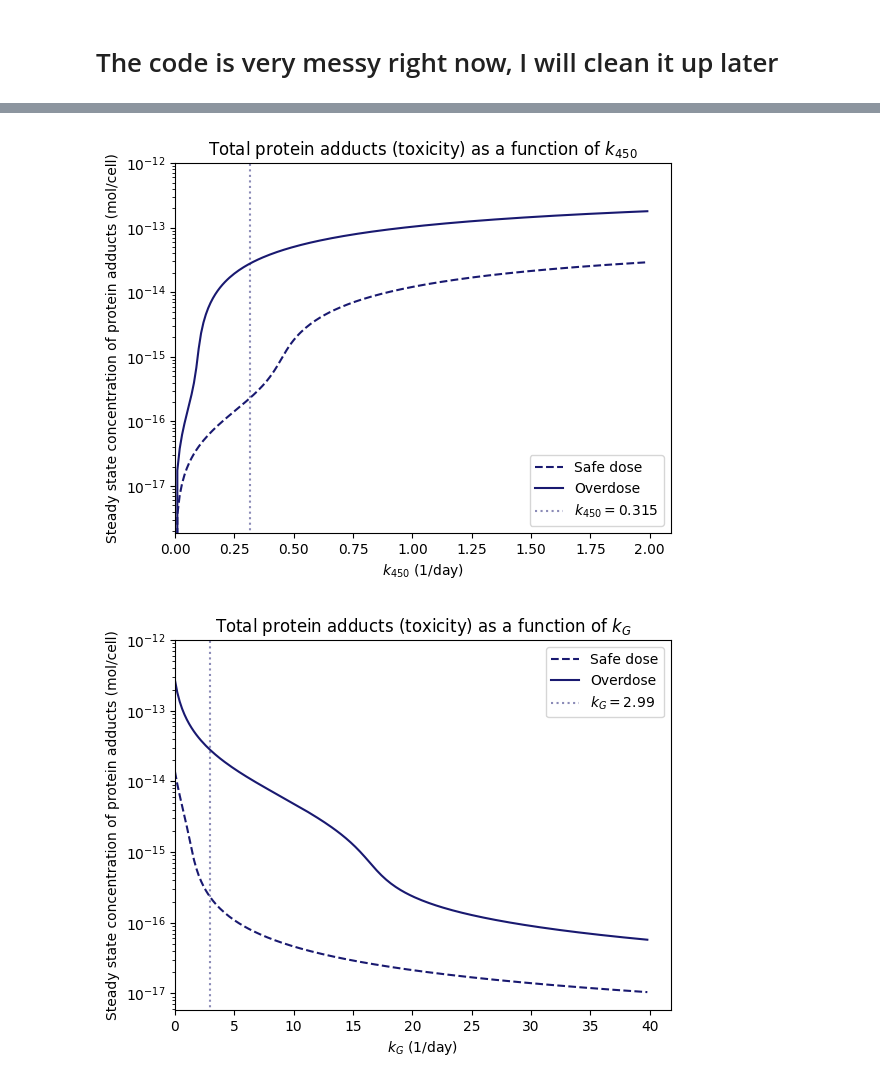
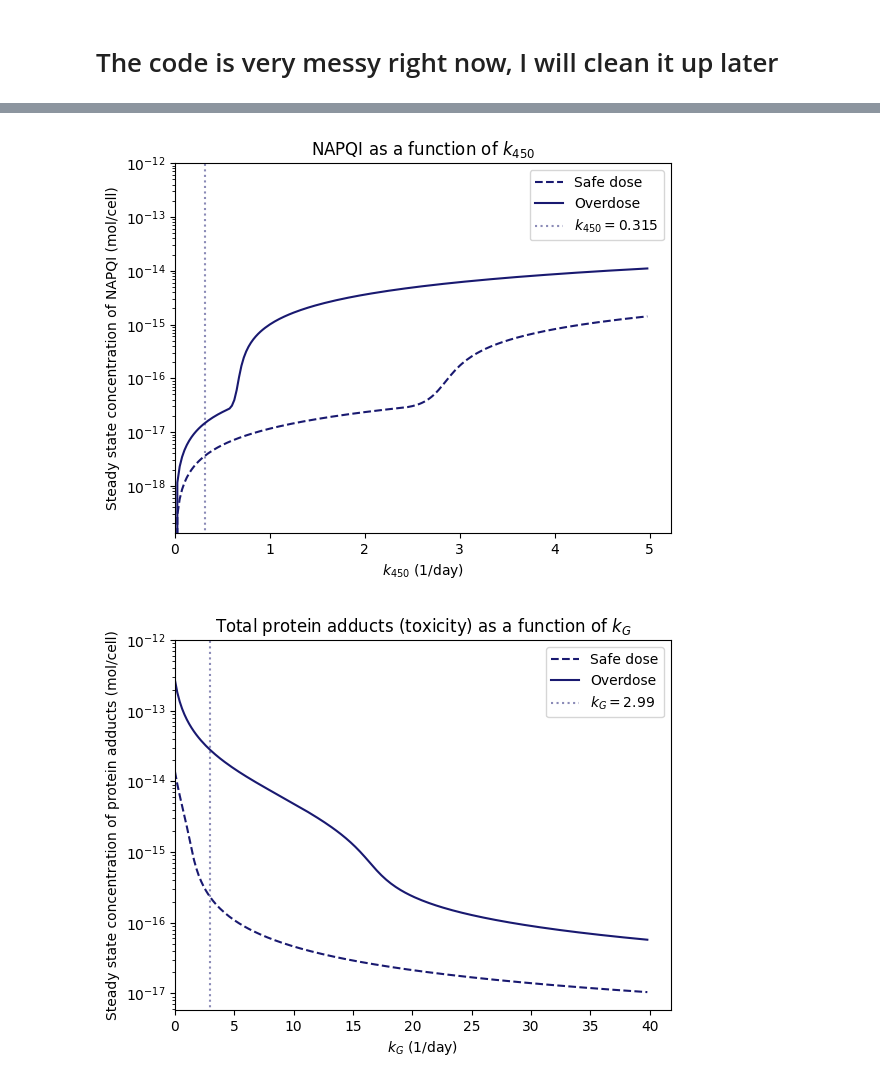
Before and after one commit to magicplankton/BIOL-AMATH-382-Project, a Jupyter notebook: simulation.ipynb, the cells around one changed output, grey strips where cells are left out. Cells and saved outputs as stored; diff of their text form; code cells hidden in the pictures.

```diff
--- a/simulation.ipynb
+++ b/simulation.ipynb
@@ -14,7 +14,7 @@ def dFdt_original(F,t):
     Equations 1-5 in Reddyhoff et al. (2015)
 
     Notation
-    ________
+    --------
     P: Paracetamol (APAP)
     S: Sulphate (PAPS)
     N: NAPQI
@@ -149,37 +203,39 @@ Note:
 # %%
 P0 = [(1.32e-13) * 10**15, (5.28e-13) * 10**15] # femtomoles/cell
 
 # times
 t_min = 0
 t_max = 5
 dt = 0.001
 times = np.arange(t_min, t_max+dt, dt) #generate time-grid list
 
 safe_dose = []
 overdose = []
 
-for k in np.arange(0, 2, 0.01):
+k_450_max = 5
+
+for k in np.arange(0, k_450_max, k_450_max/200):
     k_450 = k
     F0 = [P0[0], b_s/d_s, 0, b_G/d_G, 0]
     F = odeint(dFdt_original, F0, times)
-    safe_dose.append(F[-1,4])
+    safe_dose.append(np.max(F[:, 2]))
     F0 = [P0[1], b_s/d_s, 0, b_G/d_G, 0]
     F = odeint(dFdt_original, F0, times)
-    overdose.append(F[-1,4])
+    overdose.append(np.max(F[:, 2]))
 
-plt.plot(np.arange(0, 2, 0.01), np.array(safe_dose) * 10**-15, '--', color='midnightblue', label='Safe dose')
-plt.plot(np.arange(0, 2, 0.01), np.array(overdose) * 10**-15, color='midnightblue', label='Overdose')
+plt.plot(np.arange(0, k_450_max, k_450_max/200), np.array(safe_dose) * 10**-15, '--', color='midnightblue', label='Safe dose')
+plt.plot(np.arange(0, k_450_max, k_450_max/200), np.array(overdose) * 10**-15, color='midnightblue', label='Overdose')
 plt.plot([0.315, 0.315], [0, 10e-13], ":", color='midnightblue', alpha=0.5, label='$k_{{450}}=0.315$')
 plt.yscale('log')
 plt.xlim(0,)
 plt.ylim(0, 10e-13)
-plt.title("Total protein adducts (toxicity) as a function of $k_{{450}}$")
-plt.ylabel("Steady state concentration of protein adducts (mol/cell)")
+plt.title("NAPQI as a function of $k_{{450}}$")
+plt.ylabel(f"Steady state concentration of NAPQI (mol/cell)")
 plt.xlabel("$k_{{450}}$ (1/day)")
 plt.legend()
 plt.show()
 # %% [output]
-[figure, old version]
+[figure, new version]
 # %%
 k_450 = 0.315 # 1/day
 P0 = [(1.32e-13) * 10**15, (5.28e-13) * 10**15] # femtomoles/cell
```
Also changed, not shown: parts of 3 cells of this notebook.
